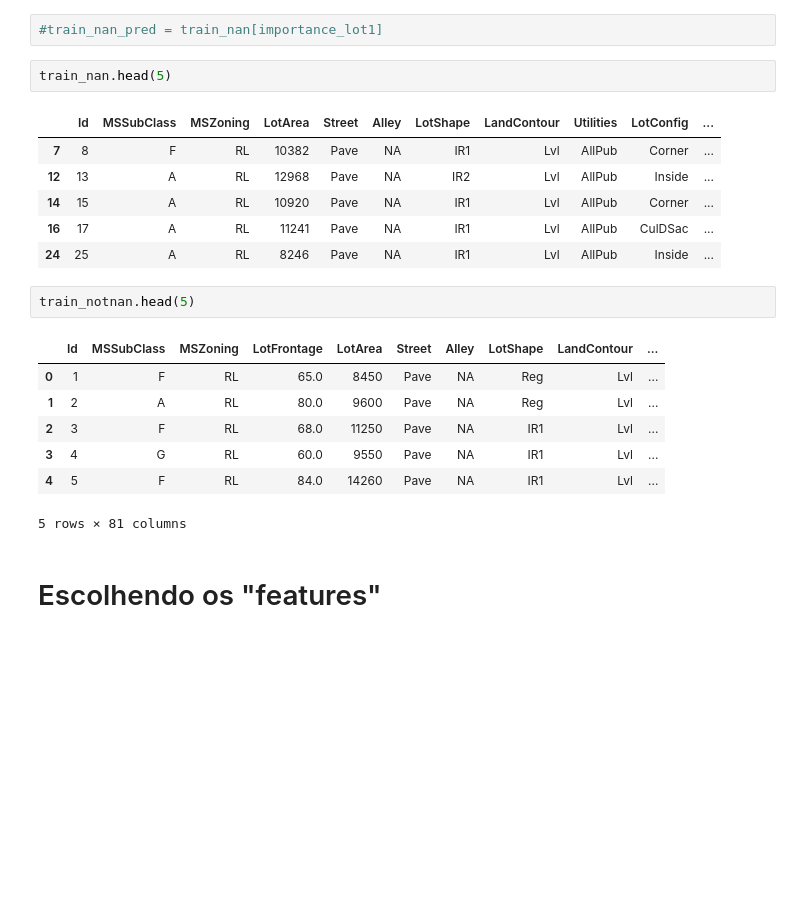
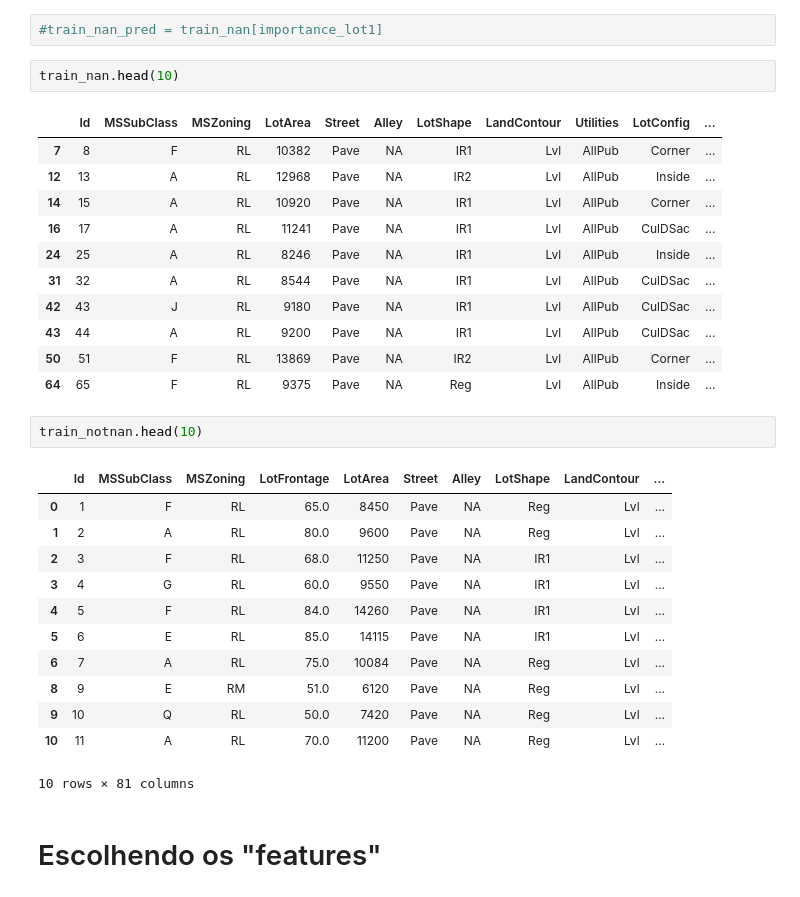
Before and after one commit to SofiaMarchesi/House-Prices_k, a Jupyter notebook: House_Prices_data_analysis.ipynb, the cells around one changed output. Saved outputs shown, nothing was run; the diff lists cells and outputs as text; blank space fills up the shorter version.

```diff
--- a/House_Prices_data_analysis.ipynb
+++ b/House_Prices_data_analysis.ipynb
@@ -1051,16 +1051,21 @@ train_nan = train_nan.drop('LotFrontage',axis=1)
 # %%
 #train_nan_pred = train_nan[importance_lot1]
 # %%
-train_nan.head(5)
+train_nan.head(10)
 # %% [output]
 |  | Id | MSSubClass | MSZoning | LotArea | Street | Alley | LotShape | LandContour | Utilities | LotConfig | ... |
 | 7 | 8 | F | RL | 10382 | Pave | NA | IR1 | Lvl | AllPub | Corner | ... |
 | 12 | 13 | A | RL | 12968 | Pave | NA | IR2 | Lvl | AllPub | Inside | ... |
 | 14 | 15 | A | RL | 10920 | Pave | NA | IR1 | Lvl | AllPub | Corner | ... |
 | 16 | 17 | A | RL | 11241 | Pave | NA | IR1 | Lvl | AllPub | CulDSac | ... |
 | 24 | 25 | A | RL | 8246 | Pave | NA | IR1 | Lvl | AllPub | Inside | ... |
+| 31 | 32 | A | RL | 8544 | Pave | NA | IR1 | Lvl | AllPub | CulDSac | ... |
+| 42 | 43 | J | RL | 9180 | Pave | NA | IR1 | Lvl | AllPub | CulDSac | ... |
+| 43 | 44 | A | RL | 9200 | Pave | NA | IR1 | Lvl | AllPub | CulDSac | ... |
+| 50 | 51 | F | RL | 13869 | Pave | NA | IR2 | Lvl | AllPub | Corner | ... |
+| 64 | 65 | F | RL | 9375 | Pave | NA | Reg | Lvl | AllPub | Inside | ... |
 # %%
-train_notnan.head(5)
+train_notnan.head(10)
 # %% [output]
 |  | Id | MSSubClass | MSZoning | LotFrontage | LotArea | Street | Alley | LotShape | LandContour | ... |
 | 0 | 1 | F | RL | 65.0 | 8450 | Pave | NA | Reg | Lvl | ... |
@@ -1068,7 +1073,12 @@ train_notnan.head(5)
 | 2 | 3 | F | RL | 68.0 | 11250 | Pave | NA | IR1 | Lvl | ... |
 | 3 | 4 | G | RL | 60.0 | 9550 | Pave | NA | IR1 | Lvl | ... |
 | 4 | 5 | F | RL | 84.0 | 14260 | Pave | NA | IR1 | Lvl | ... |
+| 5 | 6 | E | RL | 85.0 | 14115 | Pave | NA | IR1 | Lvl | ... |
+| 6 | 7 | A | RL | 75.0 | 10084 | Pave | NA | Reg | Lvl | ... |
+| 8 | 9 | E | RM | 51.0 | 6120 | Pave | NA | Reg | Lvl | ... |
+| 9 | 10 | Q | RL | 50.0 | 7420 | Pave | NA | Reg | Lvl | ... |
+| 10 | 11 | A | RL | 70.0 | 11200 | Pave | NA | Reg | Lvl | ... |
-5 rows × 81 columns
+10 rows × 81 columns
 # %% [markdown]
 # Escolhendo os "features"
 # %% [markdown]
```
Also changed, not shown: parts of 55 cells of this notebook.
